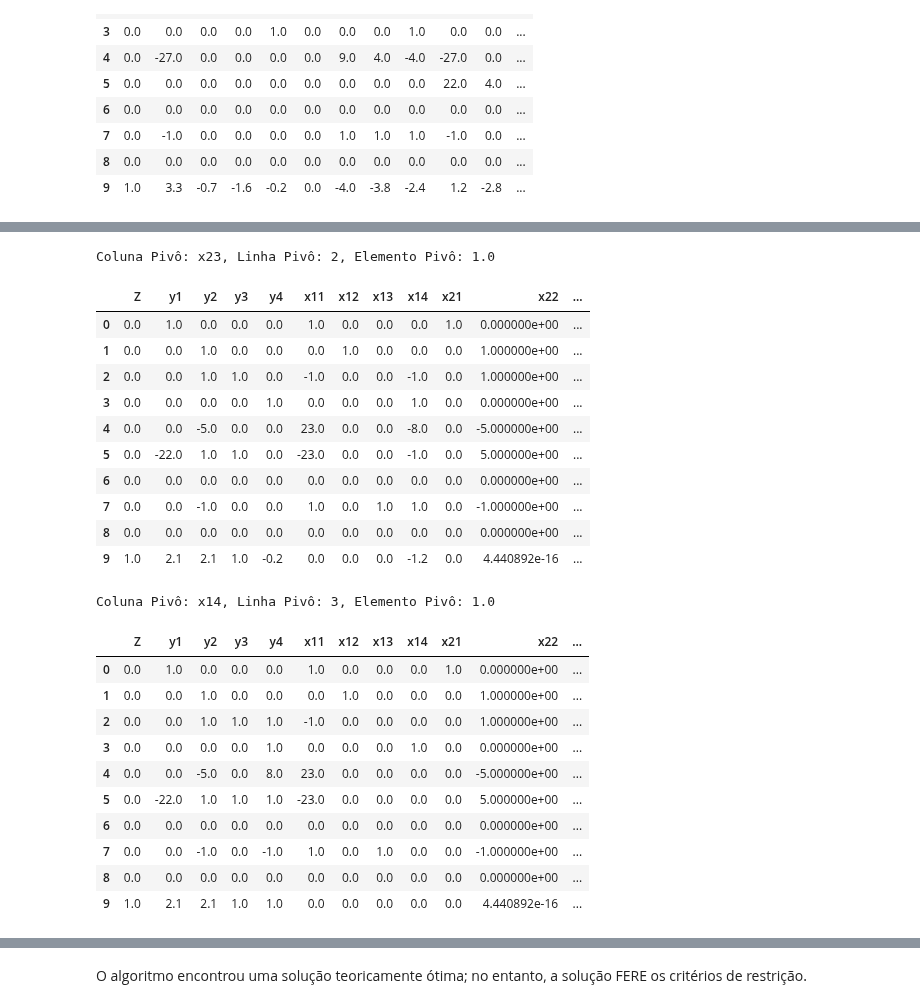
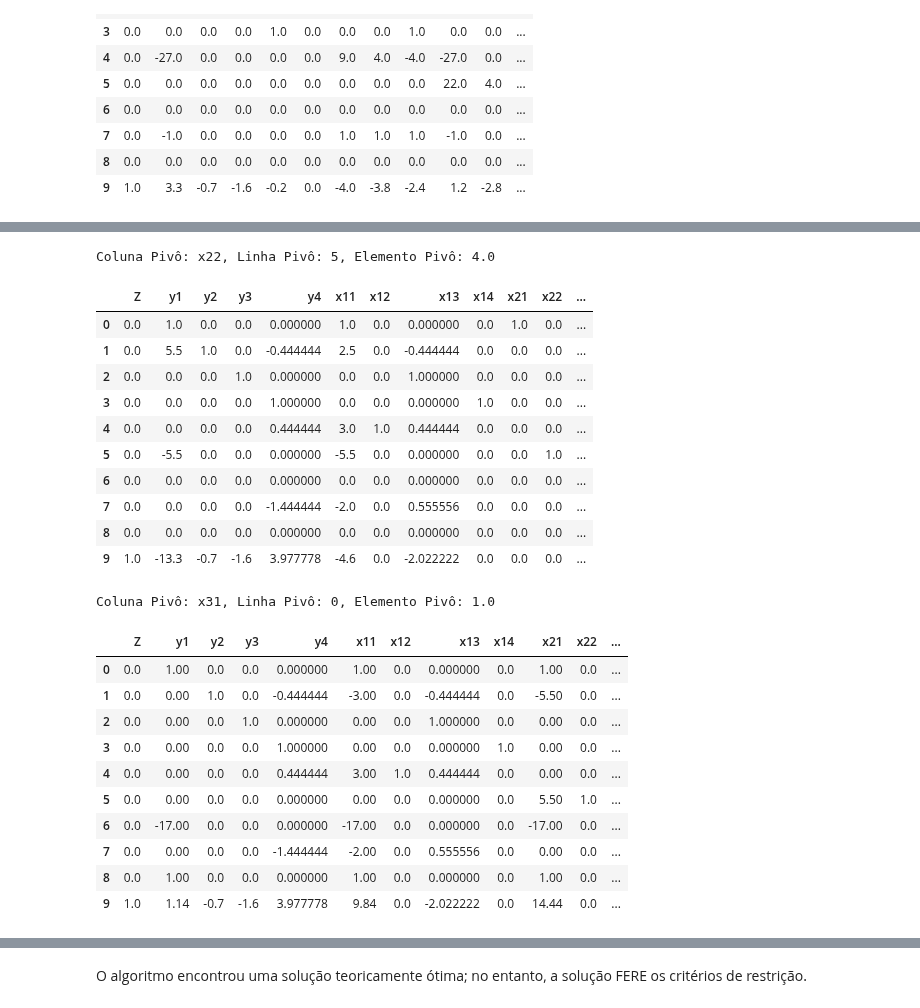
Before and after one commit to Xornotor/PPGEE-Otimizacao-Exercicios, a Jupyter notebook: Lista-01-A/Q5.ipynb, the cells around one changed output, grey strips where cells are left out. Drawn from its saved outputs; the diff is of its cells as text; code cells hidden in the pictures.

```diff
--- a/Lista-01-A/Q5.ipynb
+++ b/Lista-01-A/Q5.ipynb
@@ -214,6 +214,6 @@ Coluna Pivô: x11, Linha Pivô: 0, Elemento Pivô: 1.0
 # Iteração 2
 pivot_col, pivot_row, pivot = pivot_calc(M)
 print(f"Coluna Pivô: {M.columns[pivot_col]}, Linha Pivô: {pivot_row}, Elemento Pivô: {pivot}")
-M = matrix_op(M)
+M = matrix_op(M, pivot_col, pivot_row, pivot)
 M
 # %% [output]
@@ -233,6 +233,6 @@ Coluna Pivô: x12, Linha Pivô: 1, Elemento Pivô: 1.0
 # Iteração 3
 pivot_col, pivot_row, pivot = pivot_calc(M)
 print(f"Coluna Pivô: {M.columns[pivot_col]}, Linha Pivô: {pivot_row}, Elemento Pivô: {pivot}")
-M = matrix_op(M)
+M = matrix_op(M, pivot_col, pivot_row, pivot)
 M
 # %% [output]
@@ -252,6 +252,6 @@ Coluna Pivô: x13, Linha Pivô: 7, Elemento Pivô: 1.0
 # Iteração 4
 pivot_col, pivot_row, pivot = pivot_calc(M)
 print(f"Coluna Pivô: {M.columns[pivot_col]}, Linha Pivô: {pivot_row}, Elemento Pivô: {pivot}")
-M = matrix_op(M)
+M = matrix_op(M, pivot_col, pivot_row, pivot)
 M
 # %% [output]
@@ -271,37 +271,37 @@ Coluna Pivô: x21, Linha Pivô: 0, Elemento Pivô: 1.0
 # Iteração 5
 pivot_col, pivot_row, pivot = pivot_calc(M)
 print(f"Coluna Pivô: {M.columns[pivot_col]}, Linha Pivô: {pivot_row}, Elemento Pivô: {pivot}")
-M = matrix_op(M)
+M = matrix_op(M, pivot_col, pivot_row, pivot)
 M
 # %% [output]
-Coluna Pivô: x23, Linha Pivô: 2, Elemento Pivô: 1.0
+Coluna Pivô: x22, Linha Pivô: 5, Elemento Pivô: 4.0
 |  | Z | y1 | y2 | y3 | y4 | x11 | x12 | x13 | x14 | x21 | x22 | ... |
-| 0 | 0.0 | 1.0 | 0.0 | 0.0 | 0.0 | 1.0 | 0.0 | 0.0 | 0.0 | 1.0 | 0.000000e+00 | ... |
-| 1 | 0.0 | 0.0 | 1.0 | 0.0 | 0.0 | 0.0 | 1.0 | 0.0 | 0.0 | 0.0 | 1.000000e+00 | ... |
-| 2 | 0.0 | 0.0 | 1.0 | 1.0 | 0.0 | -1.0 | 0.0 | 0.0 | -1.0 | 0.0 | 1.000000e+00 | ... |
-| 3 | 0.0 | 0.0 | 0.0 | 0.0 | 1.0 | 0.0 | 0.0 | 0.0 | 1.0 | 0.0 | 0.000000e+00 | ... |
-| 4 | 0.0 | 0.0 | -5.0 | 0.0 | 0.0 | 23.0 | 0.0 | 0.0 | -8.0 | 0.0 | -5.000000e+00 | ... |
-| 5 | 0.0 | -22.0 | 1.0 | 1.0 | 0.0 | -23.0 | 0.0 | 0.0 | -1.0 | 0.0 | 5.000000e+00 | ... |
-| 6 | 0.0 | 0.0 | 0.0 | 0.0 | 0.0 | 0.0 | 0.0 | 0.0 | 0.0 | 0.0 | 0.000000e+00 | ... |
-| 7 | 0.0 | 0.0 | -1.0 | 0.0 | 0.0 | 1.0 | 0.0 | 1.0 | 1.0 | 0.0 | -1.000000e+00 | ... |
-| 8 | 0.0 | 0.0 | 0.0 | 0.0 | 0.0 | 0.0 | 0.0 | 0.0 | 0.0 | 0.0 | 0.000000e+00 | ... |
-| 9 | 1.0 | 2.1 | 2.1 | 1.0 | -0.2 | 0.0 | 0.0 | 0.0 | -1.2 | 0.0 | 4.440892e-16 | ... |
+| 0 | 0.0 | 1.0 | 0.0 | 0.0 | 0.000000 | 1.0 | 0.0 | 0.000000 | 0.0 | 1.0 | 0.0 | ... |
+| 1 | 0.0 | 5.5 | 1.0 | 0.0 | -0.444444 | 2.5 | 0.0 | -0.444444 | 0.0 | 0.0 | 0.0 | ... |
+| 2 | 0.0 | 0.0 | 0.0 | 1.0 | 0.000000 | 0.0 | 0.0 | 1.000000 | 0.0 | 0.0 | 0.0 | ... |
+| 3 | 0.0 | 0.0 | 0.0 | 0.0 | 1.000000 | 0.0 | 0.0 | 0.000000 | 1.0 | 0.0 | 0.0 | ... |
+| 4 | 0.0 | 0.0 | 0.0 | 0.0 | 0.444444 | 3.0 | 1.0 | 0.444444 | 0.0 | 0.0 | 0.0 | ... |
+| 5 | 0.0 | -5.5 | 0.0 | 0.0 | 0.000000 | -5.5 | 0.0 | 0.000000 | 0.0 | 0.0 | 1.0 | ... |
+| 6 | 0.0 | 0.0 | 0.0 | 0.0 | 0.000000 | 0.0 | 0.0 | 0.000000 | 0.0 | 0.0 | 0.0 | ... |
+| 7 | 0.0 | 0.0 | 0.0 | 0.0 | -1.444444 | -2.0 | 0.0 | 0.555556 | 0.0 | 0.0 | 0.0 | ... |
+| 8 | 0.0 | 0.0 | 0.0 | 0.0 | 0.000000 | 0.0 | 0.0 | 0.000000 | 0.0 | 0.0 | 0.0 | ... |
+| 9 | 1.0 | -13.3 | -0.7 | -1.6 | 3.977778 | -4.6 | 0.0 | -2.022222 | 0.0 | 0.0 | 0.0 | ... |
 # %%
 # Iteração 6
 pivot_col, pivot_row, pivot = pivot_calc(M)
 print(f"Coluna Pivô: {M.columns[pivot_col]}, Linha Pivô: {pivot_row}, Elemento Pivô: {pivot}")
-M = matrix_op(M)
+M = matrix_op(M, pivot_col, pivot_row, pivot)
 M
 # %% [output]
-Coluna Pivô: x14, Linha Pivô: 3, Elemento Pivô: 1.0
+Coluna Pivô: x31, Linha Pivô: 0, Elemento Pivô: 1.0
 |  | Z | y1 | y2 | y3 | y4 | x11 | x12 | x13 | x14 | x21 | x22 | ... |
-| 0 | 0.0 | 1.0 | 0.0 | 0.0 | 0.0 | 1.0 | 0.0 | 0.0 | 0.0 | 1.0 | 0.000000e+00 | ... |
-| 1 | 0.0 | 0.0 | 1.0 | 0.0 | 0.0 | 0.0 | 1.0 | 0.0 | 0.0 | 0.0 | 1.000000e+00 | ... |
-| 2 | 0.0 | 0.0 | 1.0 | 1.0 | 1.0 | -1.0 | 0.0 | 0.0 | 0.0 | 0.0 | 1.000000e+00 | ... |
-| 3 | 0.0 | 0.0 | 0.0 | 0.0 | 1.0 | 0.0 | 0.0 | 0.0 | 1.0 | 0.0 | 0.000000e+00 | ... |
-| 4 | 0.0 | 0.0 | -5.0 | 0.0 | 8.0 | 23.0 | 0.0 | 0.0 | 0.0 | 0.0 | -5.000000e+00 | ... |
-| 5 | 0.0 | -22.0 | 1.0 | 1.0 | 1.0 | -23.0 | 0.0 | 0.0 | 0.0 | 0.0 | 5.000000e+00 | ... |
-| 6 | 0.0 | 0.0 | 0.0 | 0.0 | 0.0 | 0.0 | 0.0 | 0.0 | 0.0 | 0.0 | 0.000000e+00 | ... |
-| 7 | 0.0 | 0.0 | -1.0 | 0.0 | -1.0 | 1.0 | 0.0 | 1.0 | 0.0 | 0.0 | -1.000000e+00 | ... |
-| 8 | 0.0 | 0.0 | 0.0 | 0.0 | 0.0 | 0.0 | 0.0 | 0.0 | 0.0 | 0.0 | 0.000000e+00 | ... |
-| 9 | 1.0 | 2.1 | 2.1 | 1.0 | 1.0 | 0.0 | 0.0 | 0.0 | 0.0 | 0.0 | 4.440892e-16 | ... |
+| 0 | 0.0 | 1.00 | 0.0 | 0.0 | 0.000000 | 1.00 | 0.0 | 0.000000 | 0.0 | 1.00 | 0.0 | ... |
+| 1 | 0.0 | 0.00 | 1.0 | 0.0 | -0.444444 | -3.00 | 0.0 | -0.444444 | 0.0 | -5.50 | 0.0 | ... |
+| 2 | 0.0 | 0.00 | 0.0 | 1.0 | 0.000000 | 0.00 | 0.0 | 1.000000 | 0.0 | 0.00 | 0.0 | ... |
+| 3 | 0.0 | 0.00 | 0.0 | 0.0 | 1.000000 | 0.00 | 0.0 | 0.000000 | 1.0 | 0.00 | 0.0 | ... |
+| 4 | 0.0 | 0.00 | 0.0 | 0.0 | 0.444444 | 3.00 | 1.0 | 0.444444 | 0.0 | 0.00 | 0.0 | ... |
+| 5 | 0.0 | 0.00 | 0.0 | 0.0 | 0.000000 | 0.00 | 0.0 | 0.000000 | 0.0 | 5.50 | 1.0 | ... |
+| 6 | 0.0 | -17.00 | 0.0 | 0.0 | 0.000000 | -17.00 | 0.0 | 0.000000 | 0.0 | -17.00 | 0.0 | ... |
+| 7 | 0.0 | 0.00 | 0.0 | 0.0 | -1.444444 | -2.00 | 0.0 | 0.555556 | 0.0 | 0.00 | 0.0 | ... |
+| 8 | 0.0 | 1.00 | 0.0 | 0.0 | 0.000000 | 1.00 | 0.0 | 0.000000 | 0.0 | 1.00 | 0.0 | ... |
+| 9 | 1.0 | 1.14 | -0.7 | -1.6 | 3.977778 | 9.84 | 0.0 | -2.022222 | 0.0 | 14.44 | 0.0 | ... |
```
Also changed, not shown: parts of 21 cells of this notebook.
